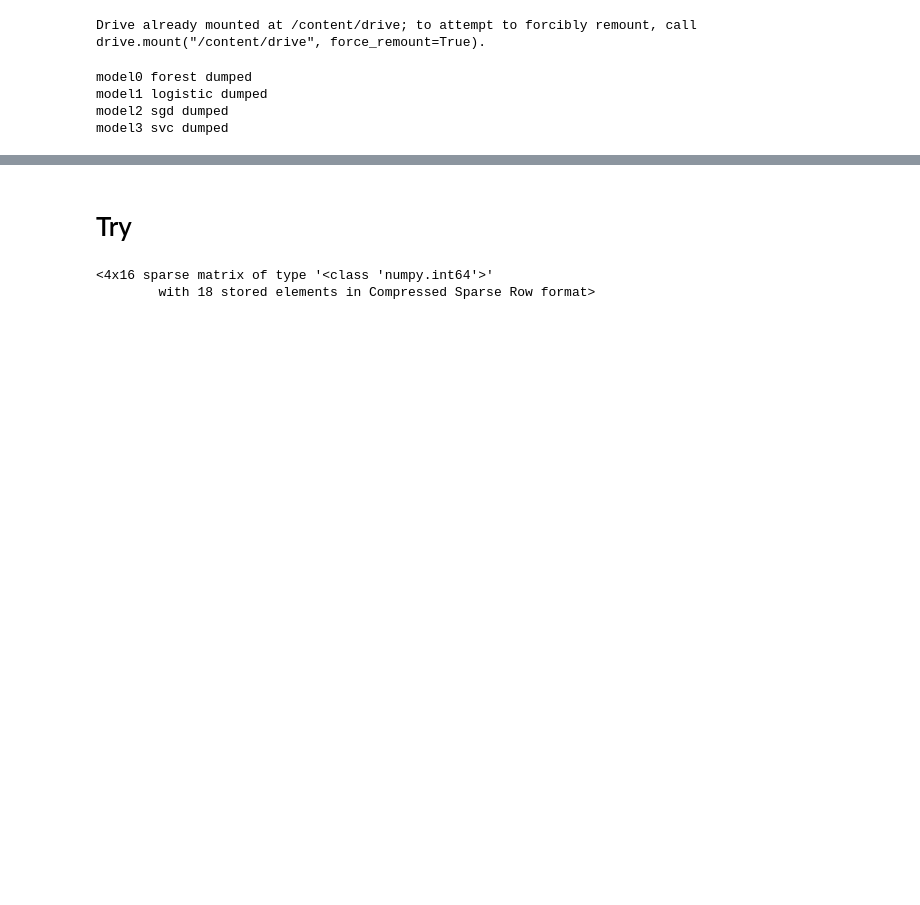
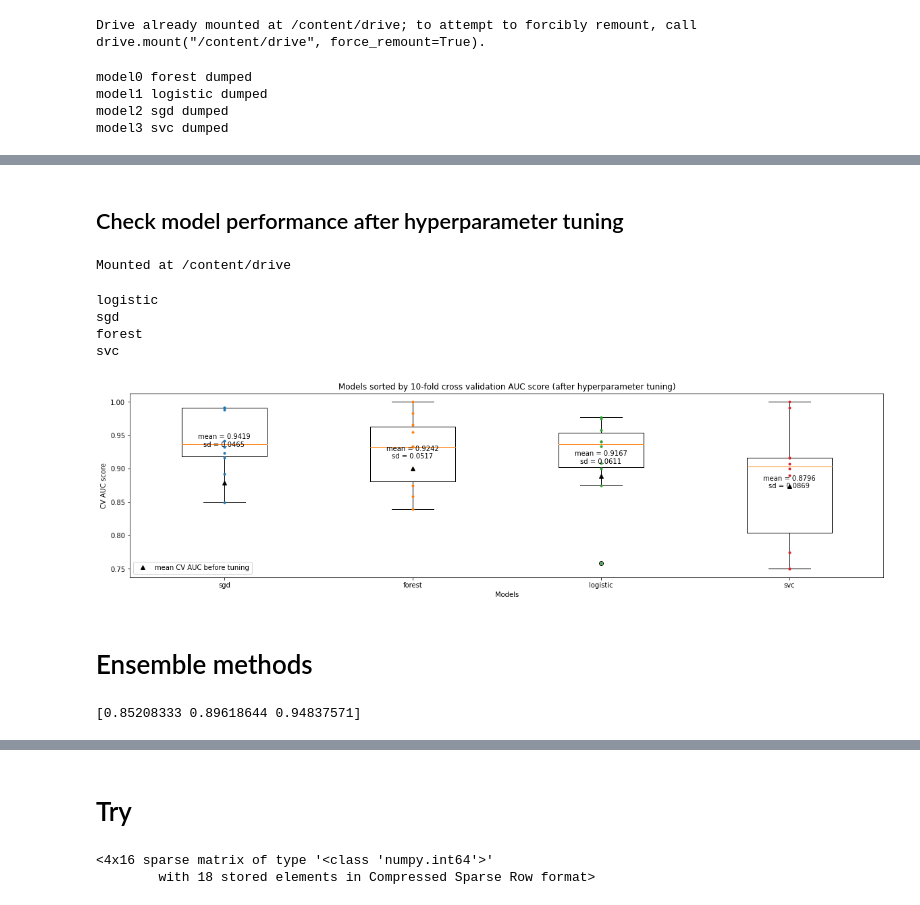
Before and after one commit to WillKWL/Project-NBASeason, a Jupyter notebook: 2_EDA.ipynb, the cells around one changed output, grey strips where cells are left out. Cells and saved outputs as stored; diff of their text form; code cells hidden in the pictures; blank space fills up the shorter version.

```diff
--- a/2_EDA.ipynb
+++ b/2_EDA.ipynb
@@ -852,8 +861,8 @@ array([0.97740113, 0.825     , 0.93333333, 0.9       , 0.75      ,
 shortlisted_clfs = {
     "forest": RandomForestClassifier(random_state=42, n_estimators=500),
     "logistic": LogisticRegression(random_state=42),
-    "sgd": SGDClassifier(random_state=42, penalty='elasticnet'),
-    "svc": LinearSVC(max_iter=10**5, random_state=42)
+    "sgd": SGDClassifier(random_state=42, penalty='elasticnet', loss='log'),
+    "svc": SVC(kernel='linear', probability=True, max_iter=10**5, random_state=42)
 }
 
 param_grids = {
@@ -1015,0 +958,71 @@ pd.DataFrame(random_search.cv_results_)
+# %% [markdown]
+## Check model performance after hyperparameter tuning
+# %%
+drive.mount('/content/drive')
+os.chdir('/content/drive/MyDrive/Colab Notebooks')
+# %% [output]
+Mounted at /content/drive
+# %%
+tuned_models = {}
+for file in [x for x in os.listdir() if '_tuned.joblib' in x]:
+  model = load(file)
+  tuned_models[model.best_estimator_.steps[1][0]] = model
+  print(model.best_estimator_.steps[1][0])
+# %% [output]
+logistic
+sgd
+forest
+svc
+# %%
+# pull the CV AUC results from RandomizedSearchCV
+tuned_auc = []
+for clf_name, model in tuned_models.items():
+  # tuned_auc.append(cross_val_score(model.best_estimator_, season, season_label, cv = 10, scoring='roc_auc'))
+  cv_auc_colindex = [i for i, x in enumerate(model.cv_results_.keys()) if re.search('split\w_test_score', x) is not None]
+  tuned_auc.append(pd.DataFrame(model.cv_results_).iloc[model.best_index_,cv_auc_colindex].values)
+# %%
+# sort the models and plot the spread of CV AUC scores
+mean_tuned_auc = [np.mean(auc) for auc in tuned_auc]
+sorted_tuned_auc = [i for _, i in sorted(zip(mean_tuned_auc, tuned_auc), reverse = True)]
+sorted_tuned_clf = [i for _, i in sorted(zip(mean_tuned_auc, tuned_models.keys()), reverse = True)]
+# %%
+plt.boxplot(sorted_tuned_auc, labels=sorted_tuned_clf)
+# add dots for CV AUC scores
+for i, auc in enumerate(sorted_tuned_auc):
+  plt.plot([i+1]*len(auc), auc, ".")
+  plt.annotate(f"mean = {np.mean(auc):0.4f}\nsd = {np.std(auc):0.4f}",(i+1, np.mean(auc)), ha = 'center', va = 'center')
+  if i == 0:
+    plt.plot([i+1], mean_auc[list_clf.index(sorted_tuned_clf[i])], "k^", label = 'mean CV AUC before tuning')
+  else:
+    plt.plot([i+1], mean_auc[list_clf.index(sorted_tuned_clf[i])], "k^")
+plt.title(f"Models sorted by 10-fold cross validation AUC score (after hyperparameter tuning)")
+plt.xlabel("Models")
+plt.ylabel("CV AUC score")
+plt.legend()
+plt.show()
+# %% [output]
+[figure, added]
+# %% [markdown]
+# Ensemble methods
+# %%
+from sklearn.ensemble import AdaBoostClassifier
+
+ada_clf = AdaBoostClassifier(
+    # base_estimator=tuned_models['sgd'].best_estimator_.steps[1][1],
+    base_estimator=SGDClassifier(random_state=42),
+    algorithm='SAMME',
+    learning_rate=1,
+    random_state = 42
+)
+
+ensemble_pipeline = make_pipeline(
+    data_preparation,
+    ada_clf
+)
+
+ensemble_pipeline.fit(season, season_label)
+cv_score = cross_val_score(ensemble_pipeline, season, season_label, cv = 10, scoring = 'roc_auc')
+print(np.mean(cv_score))
+print(np.percentile(cv_score, np.arange(25, 100, 25)))
+# %% [output]
+[0.85208333 0.89618644 0.94837571]
```
Also changed, not shown: parts of 19 cells of this notebook.
